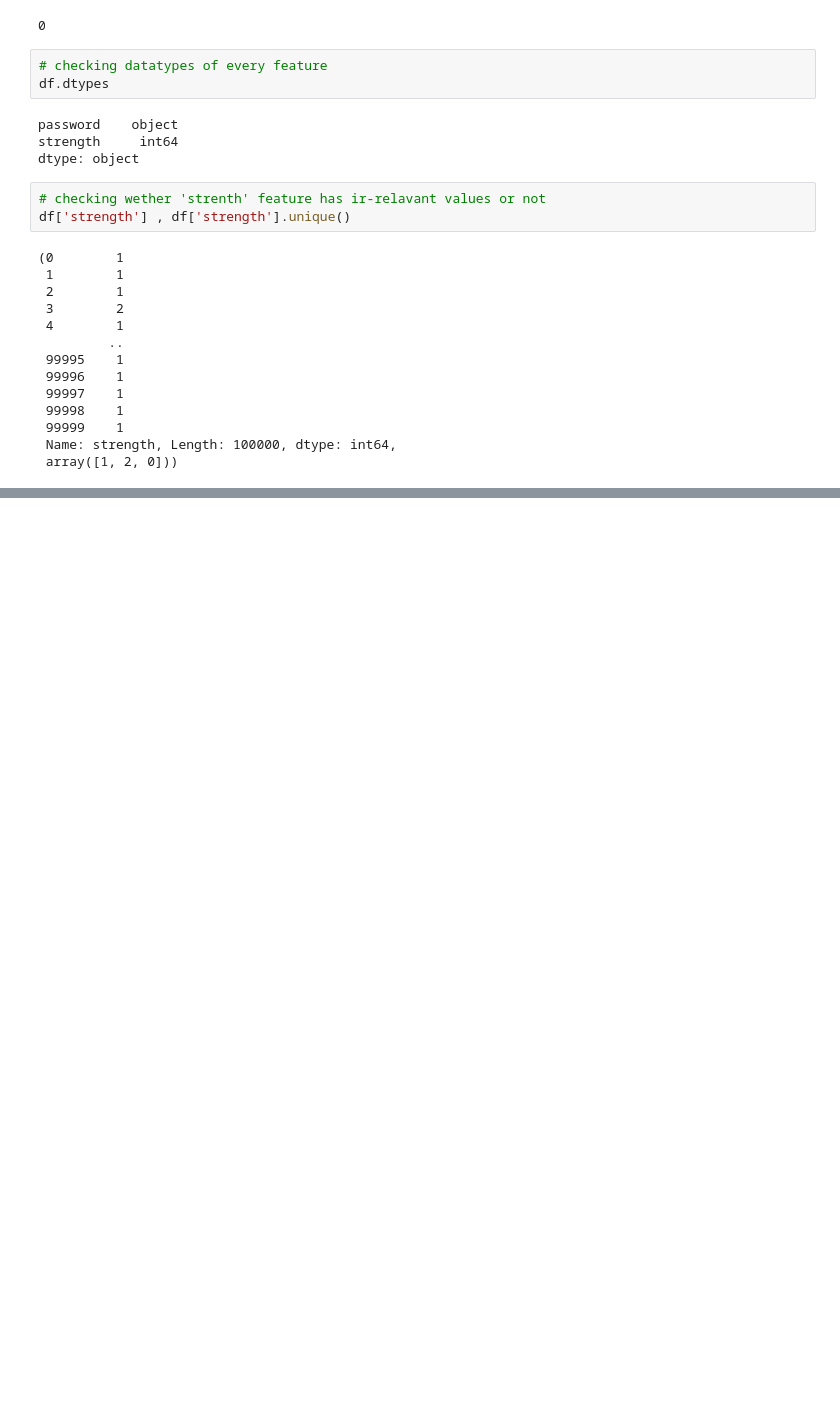
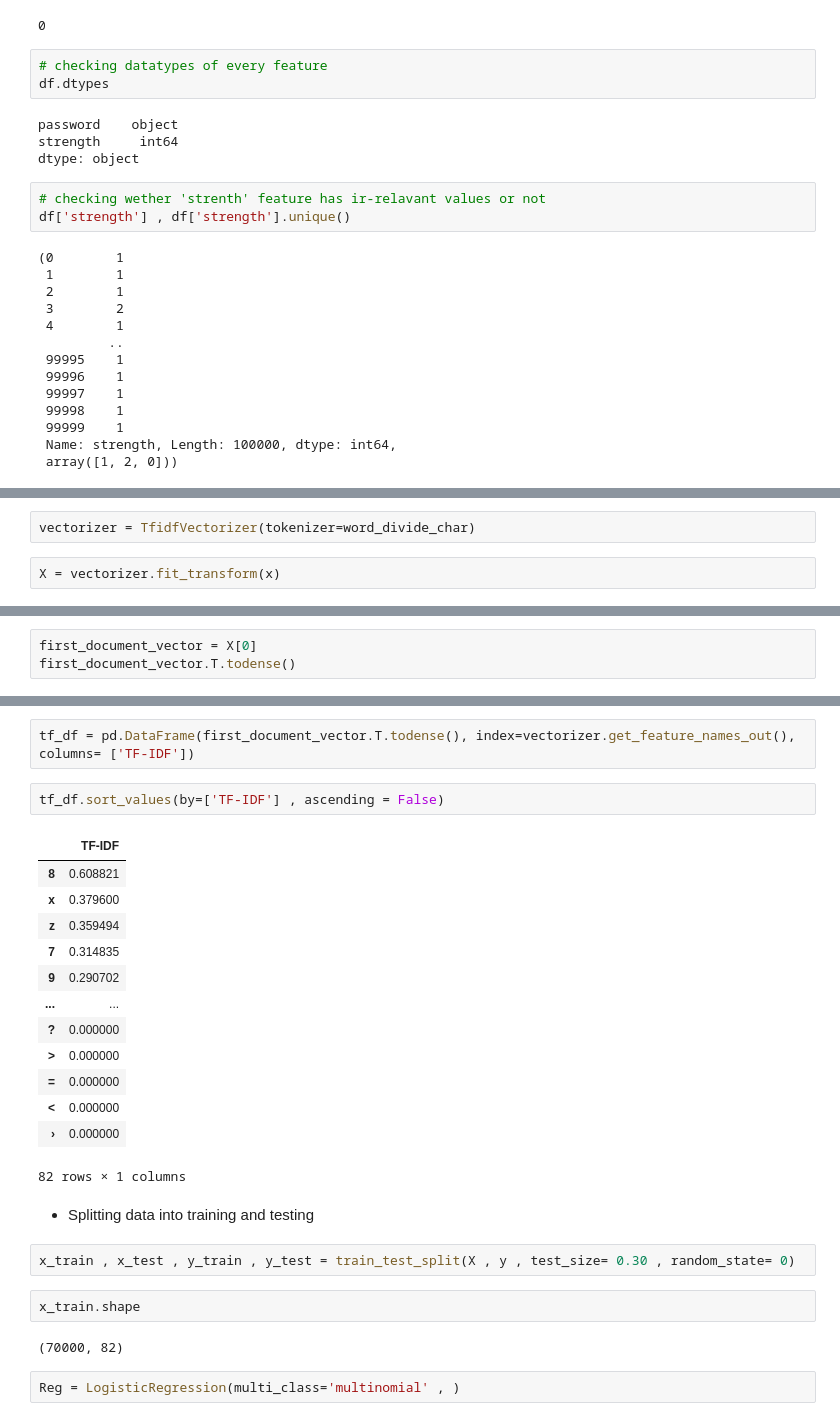
Before and after one commit to 0xnrous/ML_predicting_password_strength_enhancing_cybersecurity, a Jupyter notebook: notebooks/Password_strength.ipynb, the cells around one changed output, grey strips where cells are left out. Drawn from its saved outputs; the diff is of its cells as text; blank space fills up the shorter version.

Commit message:
logisticregression-without-tuning

```diff
--- a/notebooks/Password_strength.ipynb
+++ b/notebooks/Password_strength.ipynb
@@ -159,0 +208,4 @@ df['strength'] , df['strength'].unique()
+# %%
+vectorizer = TfidfVectorizer(tokenizer=word_divide_char)
+# %%
+X = vectorizer.fit_transform(x)
@@ -159,0 +226,3 @@ df['strength'] , df['strength'].unique()
+# %%
+first_document_vector = X[0]
+first_document_vector.T.todense()
@@ -159,0 +247,28 @@ df['strength'] , df['strength'].unique()
+# %%
+tf_df = pd.DataFrame(first_document_vector.T.todense(), index=vectorizer.get_feature_names_out(), columns= ['TF-IDF'])
+# %%
+tf_df.sort_values(by=['TF-IDF'] , ascending = False)
+# %% [output]
+|  | TF-IDF |
+| 8 | 0.608821 |
+| x | 0.379600 |
+| z | 0.359494 |
+| 7 | 0.314835 |
+| 9 | 0.290702 |
+| ... | ... |
+| ? | 0.000000 |
+| > | 0.000000 |
+| = | 0.000000 |
+| < | 0.000000 |
+| › | 0.000000 |
+82 rows × 1 columns
+# %% [markdown]
+- Splitting data into training and testing
+# %%
+x_train , x_test , y_train , y_test = train_test_split(X , y , test_size= 0.30 , random_state= 0)
+# %%
+x_train.shape
+# %% [output]
+(70000, 82)
+# %%
+Reg = LogisticRegression(multi_class='multinomial' , )
```
Also changed, not shown: parts of 23 cells of this notebook.
